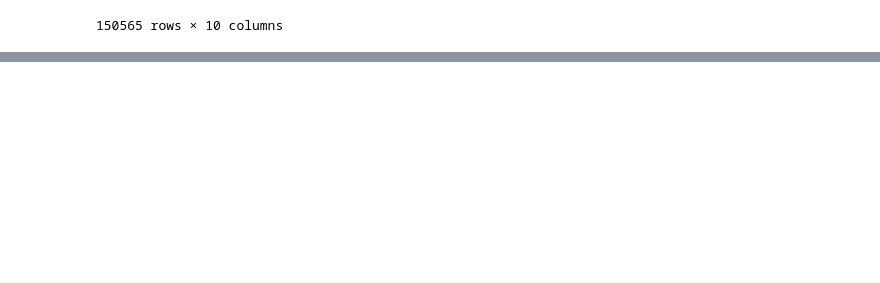
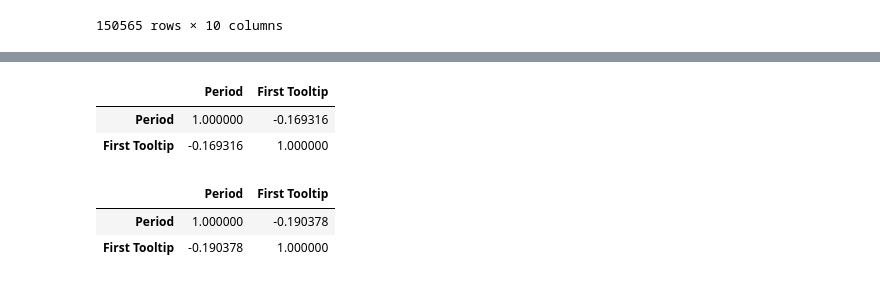
Before and after one commit to blkzen/WHO-data, a Jupyter notebook: WHO_data_processing.ipynb, the cells around one changed output, grey strips where cells are left out. Saved outputs shown, nothing was run; the diff lists cells and outputs as text; code cells hidden in the pictures; blank space fills up the shorter version.

```diff
--- a/WHO_data_processing.ipynb
+++ b/WHO_data_processing.ipynb
@@ -64,0 +99,12 @@ big_frame
+# %%
+subabuse_jisatsu.corr(method='pearson')
+# %% [output]
+|  | Period | First Tooltip |
+| Period | 1.000000 | -0.169316 |
+| First Tooltip | -0.169316 | 1.000000 |
+# %%
+subabuse_jisatsu.corr(method='kendall')
+# %% [output]
+|  | Period | First Tooltip |
+| Period | 1.000000 | -0.190378 |
+| First Tooltip | -0.190378 | 1.000000 |
```
Also changed, not shown: parts of 8 cells of this notebook.
